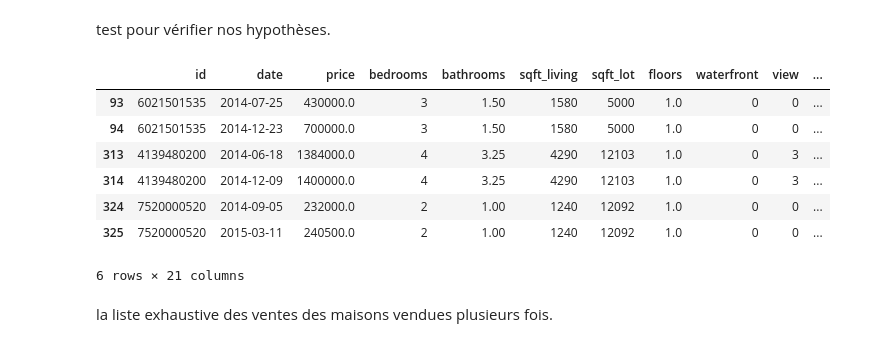
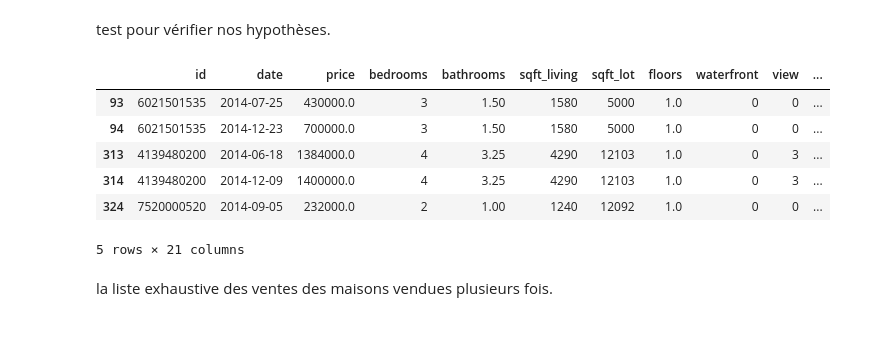
Before and after one commit to AurelPap/apartment-hunter, a Jupyter notebook: working_files_antho/data-processing.ipynb, the cells around one changed output. Cells and saved outputs as stored; diff of their text form; code cells hidden in the pictures.

```diff
--- a/working_files_antho/data-processing.ipynb
+++ b/working_files_antho/data-processing.ipynb
@@ -112,16 +112,15 @@ Name: 377, dtype: bool
 test pour vérifier nos hypothèses.
 # %%
 duplicate_ids = df.loc[df['id'].isin(df['id'].value_counts()[df['id'].value_counts() > 1].index)]
-duplicate_ids.head(6)
+duplicate_ids.head()
 # %% [output]
 |  | id | date | price | bedrooms | bathrooms | sqft_living | sqft_lot | floors | waterfront | view | ... |
 | 93 | 6021501535 | 2014-07-25 | 430000.0 | 3 | 1.50 | 1580 | 5000 | 1.0 | 0 | 0 | ... |
 | 94 | 6021501535 | 2014-12-23 | 700000.0 | 3 | 1.50 | 1580 | 5000 | 1.0 | 0 | 0 | ... |
 | 313 | 4139480200 | 2014-06-18 | 1384000.0 | 4 | 3.25 | 4290 | 12103 | 1.0 | 0 | 3 | ... |
 | 314 | 4139480200 | 2014-12-09 | 1400000.0 | 4 | 3.25 | 4290 | 12103 | 1.0 | 0 | 3 | ... |
 | 324 | 7520000520 | 2014-09-05 | 232000.0 | 2 | 1.00 | 1240 | 12092 | 1.0 | 0 | 0 | ... |
-| 325 | 7520000520 | 2015-03-11 | 240500.0 | 2 | 1.00 | 1240 | 12092 | 1.0 | 0 | 0 | ... |
-6 rows × 21 columns
+5 rows × 21 columns
 # %% [markdown]
 la liste exhaustive des ventes des maisons vendues plusieurs fois.
 # %%
```
Also changed, not shown: parts of 7 cells of this notebook.
